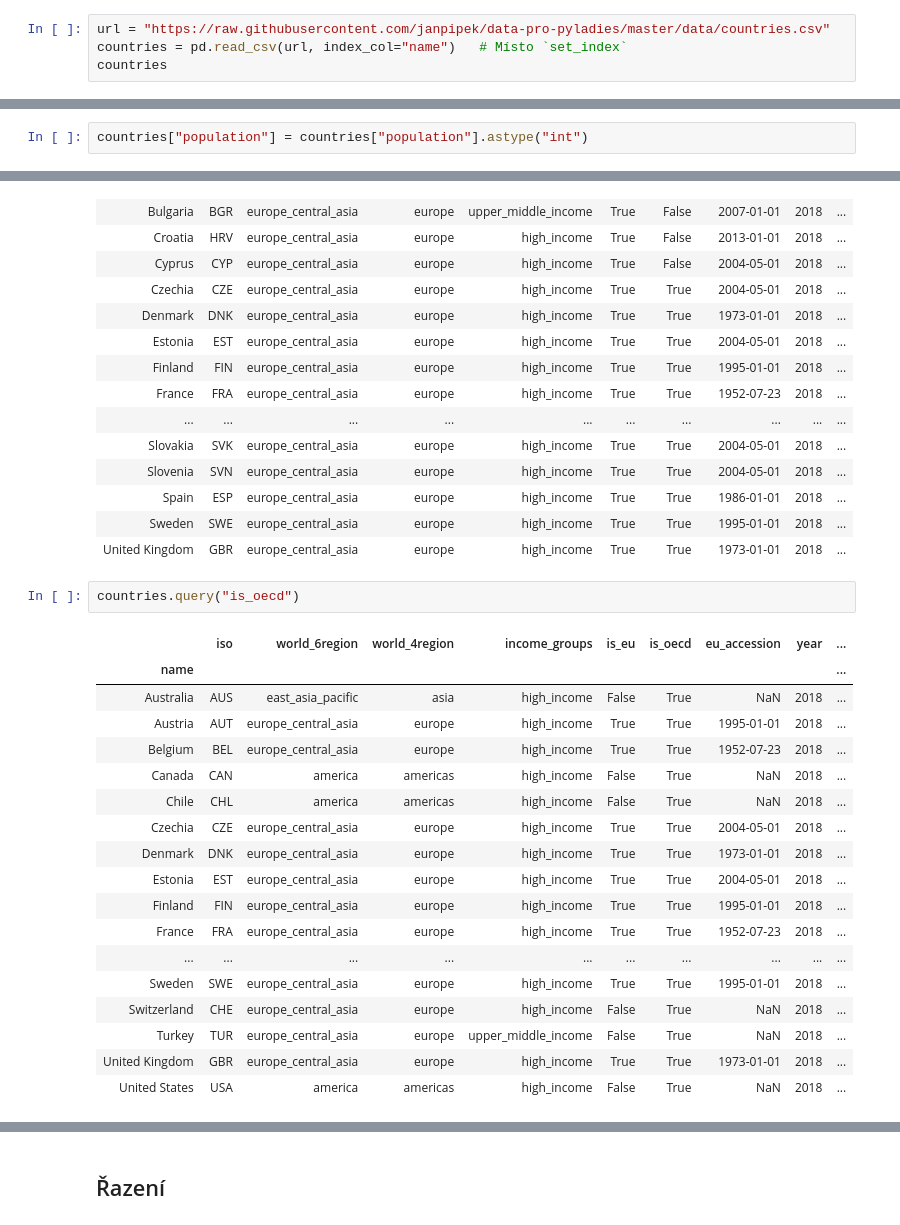
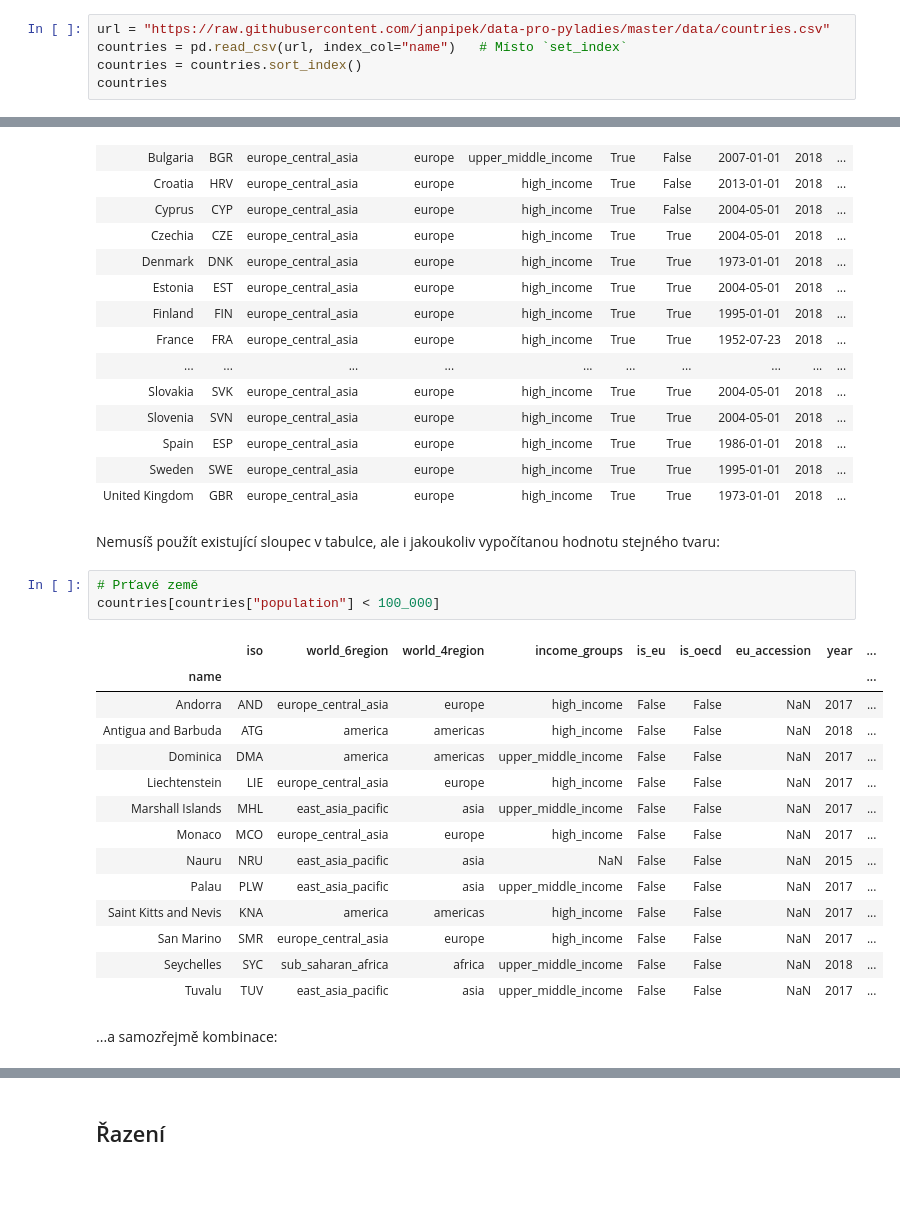
Before and after one commit to janpipek/naucse.python.cz, a Jupyter notebook: lessons/pydata/pandas_types/index.ipynb, the cells around one changed output, grey strips where cells are left out. Saved outputs shown, nothing was run; the diff lists cells and outputs as text; blank space fills up the shorter version.

```diff
--- a/lessons/pydata/pandas_types/index.ipynb
+++ b/lessons/pydata/pandas_types/index.ipynb
@@ -242,6 +244,7 @@ V datovém kurzu budeme využívat různých datových sad (obvykle větších -
 # %%
 url = "https://raw.githubusercontent.com/janpipek/data-pro-pyladies/master/data/countries.csv"
 countries = pd.read_csv(url, index_col="name")   # Místo `set_index`
+countries = countries.sort_index()
 countries
 # %% [output]
 |  | iso | world_6region | world_4region | income_groups | is_eu | is_oecd | eu_accession | year | ... |
@@ -370,2 +307,0 @@ Categories (6, object): [america, east_asia_pacific, europe_central_asia, middle
-# %%
-countries["population"] = countries["population"].astype("int")
@@ -443,24 +744,25 @@ countries[countries["is_eu"]]
 | Spain | ESP | europe_central_asia | europe | high_income | True | True | 1986-01-01 | 2018 | ... |
 | Sweden | SWE | europe_central_asia | europe | high_income | True | True | 1995-01-01 | 2018 | ... |
 | United Kingdom | GBR | europe_central_asia | europe | high_income | True | True | 1973-01-01 | 2018 | ... |
-# %%
-countries.query("is_oecd")
-# %% [output]
-|  | iso | world_6region | world_4region | income_groups | is_eu | is_oecd | eu_accession | year | ... |
-| name |  |  |  |  |  |  |  |  | ... |
-| Australia | AUS | east_asia_pacific | asia | high_income | False | True | NaN | 2018 | ... |
-| Austria | AUT | europe_central_asia | europe | high_income | True | True | 1995-01-01 | 2018 | ... |
-| Belgium | BEL | europe_central_asia | europe | high_income | True | True | 1952-07-23 | 2018 | ... |
-| Canada | CAN | america | americas | high_income | False | True | NaN | 2018 | ... |
-| Chile | CHL | america | americas | high_income | False | True | NaN | 2018 | ... |
-| Czechia | CZE | europe_central_asia | europe | high_income | True | True | 2004-05-01 | 2018 | ... |
-| Denmark | DNK | europe_central_asia | europe | high_income | True | True | 1973-01-01 | 2018 | ... |
-| Estonia | EST | europe_central_asia | europe | high_income | True | True | 2004-05-01 | 2018 | ... |
-| Finland | FIN | europe_central_asia | europe | high_income | True | True | 1995-01-01 | 2018 | ... |
-| France | FRA | europe_central_asia | europe | high_income | True | True | 1952-07-23 | 2018 | ... |
-| ... | ... | ... | ... | ... | ... | ... | ... | ... | ... |
-| Sweden | SWE | europe_central_asia | europe | high_income | True | True | 1995-01-01 | 2018 | ... |
-| Switzerland | CHE | europe_central_asia | europe | high_income | False | True | NaN | 2018 | ... |
-| Turkey | TUR | europe_central_asia | europe | upper_middle_income | False | True | NaN | 2018 | ... |
-| United Kingdom | GBR | europe_central_asia | europe | high_income | True | True | 1973-01-01 | 2018 | ... |
-| United States | USA | america | americas | high_income | False | True | NaN | 2018 | ... |
+# %% [markdown]
+Nemusíš použít existující sloupec v tabulce, ale i jakoukoliv vypočítanou hodnotu stejného tvaru:
+# %%
+# Prťavé země
+countries[countries["population"] < 100_000]
+# %% [output]
+|  | iso | world_6region | world_4region | income_groups | is_eu | is_oecd | eu_accession | year | ... |
+| name |  |  |  |  |  |  |  |  | ... |
+| Andorra | AND | europe_central_asia | europe | high_income | False | False | NaN | 2017 | ... |
+| Antigua and Barbuda | ATG | america | americas | high_income | False | False | NaN | 2018 | ... |
+| Dominica | DMA | america | americas | upper_middle_income | False | False | NaN | 2017 | ... |
+| Liechtenstein | LIE | europe_central_asia | europe | high_income | False | False | NaN | 2017 | ... |
+| Marshall Islands | MHL | east_asia_pacific | asia | upper_middle_income | False | False | NaN | 2017 | ... |
+| Monaco | MCO | europe_central_asia | europe | high_income | False | False | NaN | 2017 | ... |
+| Nauru | NRU | east_asia_pacific | asia | NaN | False | False | NaN | 2015 | ... |
+| Palau | PLW | east_asia_pacific | asia | upper_middle_income | False | False | NaN | 2017 | ... |
+| Saint Kitts and Nevis | KNA | america | americas | high_income | False | False | NaN | 2017 | ... |
+| San Marino | SMR | europe_central_asia | europe | high_income | False | False | NaN | 2017 | ... |
+| Seychelles | SYC | sub_saharan_africa | africa | upper_middle_income | False | False | NaN | 2018 | ... |
+| Tuvalu | TUV | east_asia_pacific | asia | upper_middle_income | False | False | NaN | 2017 | ... |
+# %% [markdown]
+...a samozřejmě kombinace:
```
Also changed, not shown: parts of 91 cells of this notebook.
